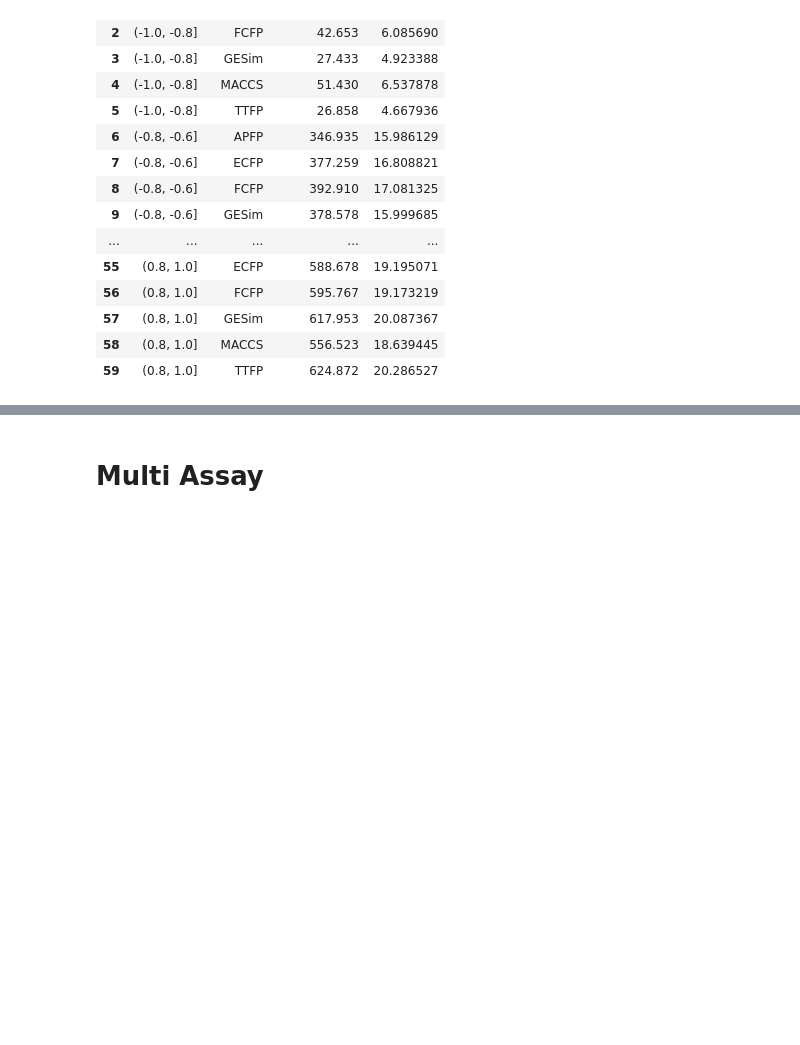
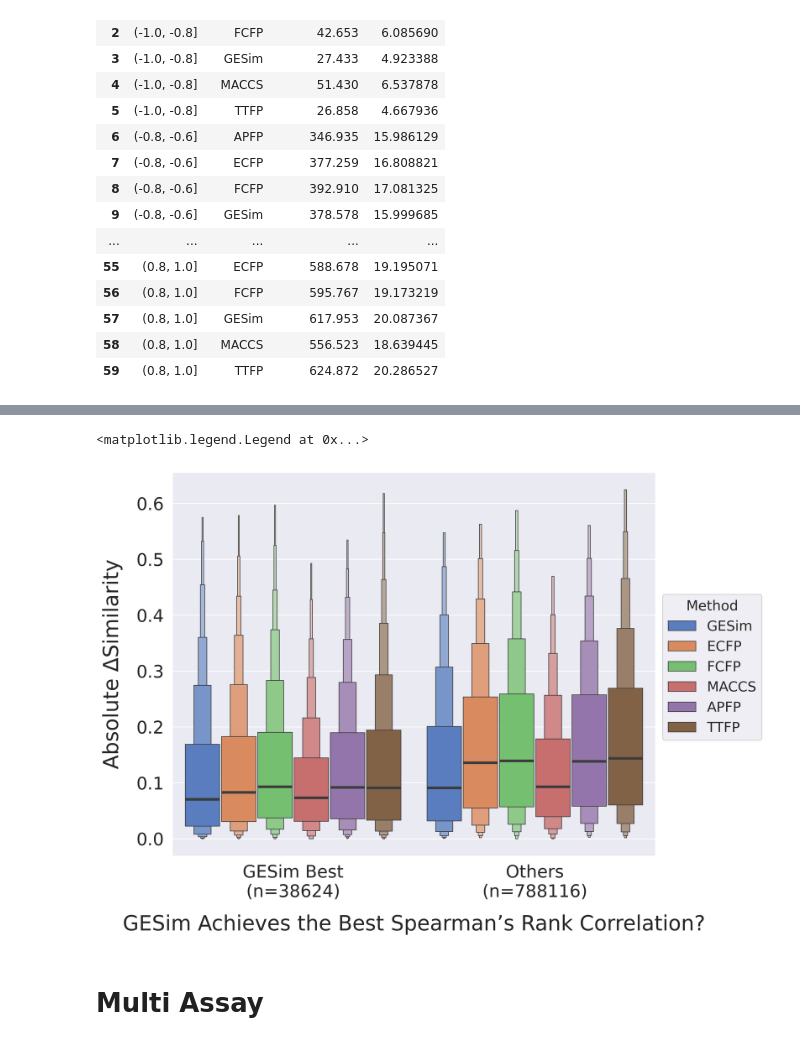
Before and after one commit to ycu-iil/gesim_experiment, a Jupyter notebook: ss_analysis.ipynb, the cells around one changed output, grey strips where cells are left out. Saved outputs shown, nothing was run; the diff lists cells and outputs as text; code cells hidden in the pictures; blank space fills up the shorter version.

Commit message:
fig: add script for new figure

```diff
--- a/ss_analysis.ipynb
+++ b/ss_analysis.ipynb
@@ -111,3 +341,64 @@ summary_df
+# %%
+df_melted = df_analysis.melt(
+    id_vars=["is_best_rho_gesim"],
+    var_name="Method",
+    value_vars=["gesim_rank1_4_diff_abs", "ecfp_rank1_4_diff_abs", "fcfp_rank1_4_diff_abs", "maccs_rank1_4_diff_abs", "apfp_rank1_4_diff_abs", "ttfp_rank1_4_diff_abs"],
+    value_name="Similarity Difference",
+    ignore_index=True,
+)
+df_melted["Method"] = df_melted["Method"].str.replace("_rank1_4_diff_abs", "", regex=True)
+
+fig = plt.figure(figsize=(10, 8))
+ax = fig.add_subplot(1, 1, 1)
+
+sns.boxenplot(
+    data=df_melted,
+    x='is_best_rho_gesim',
+    y="Similarity Difference",
+    hue='Method',
+    ax=ax,
+    palette=sns.color_palette("muted")[:6],
+    dodge="auto",
+    gap=0.05,
+    k_depth='proportion',
+    outlier_prop=0.05,
+    showfliers=False,
+    width=0.9,
+    line_kws=dict(linewidth=3.0),
+    order=[True, False],
+)
+vcounts = df_analysis["is_best_rho_gesim"].value_counts()
+xlabel_dict = {
+    "True": f"GESim Best\n(n={vcounts[True]})",
+    "False": f"Others\n(n={vcounts[False]})",
+}
+xticklabels = [xlabel_dict[label.get_text()] for label in ax.get_xticklabels()]
+ax.set_xticklabels(xticklabels, fontsize=20)
+ax.set_yticklabels(ax.get_yticklabels(), fontsize=20)
+ax.set_xlabel("GESim Achieves the Best Spearman’s Rank Correlation?", fontsize=24, labelpad=16)
+ax.set_ylabel("Absolute ΔSimilarity", fontsize=24, labelpad=16)
+handles, labels = ax.get_legend_handles_labels()
+rename_method_dict = {
+    "gesim": "GESim",
+    "ecfp": "ECFP",
+    "fcfp": "FCFP",
+    "maccs": "MACCS",
+    "apfp": "APFP",
+    "ttfp": "TTFP",
+}
+ax.legend(
+    handles,
+    [rename_method_dict[l] for l in labels],
+    title="Method",
+    loc="upper left",
+    bbox_to_anchor=(1, 0.7),
+    fontsize=16,
+    title_fontsize=16,
+    frameon=True,
+)
+# %% [output]
+<matplotlib.legend.Legend at 0x...>
+[figure, added]
 # %% [markdown]
 # Multi Assay
 # %%
```
Also changed, not shown: parts of 4 cells of this notebook.
